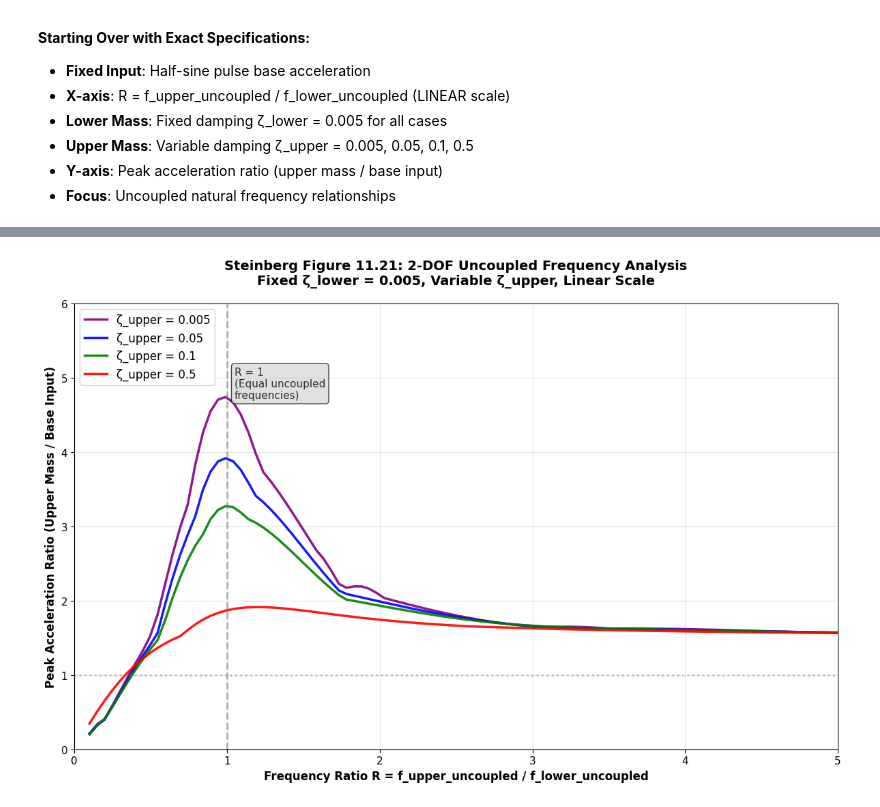
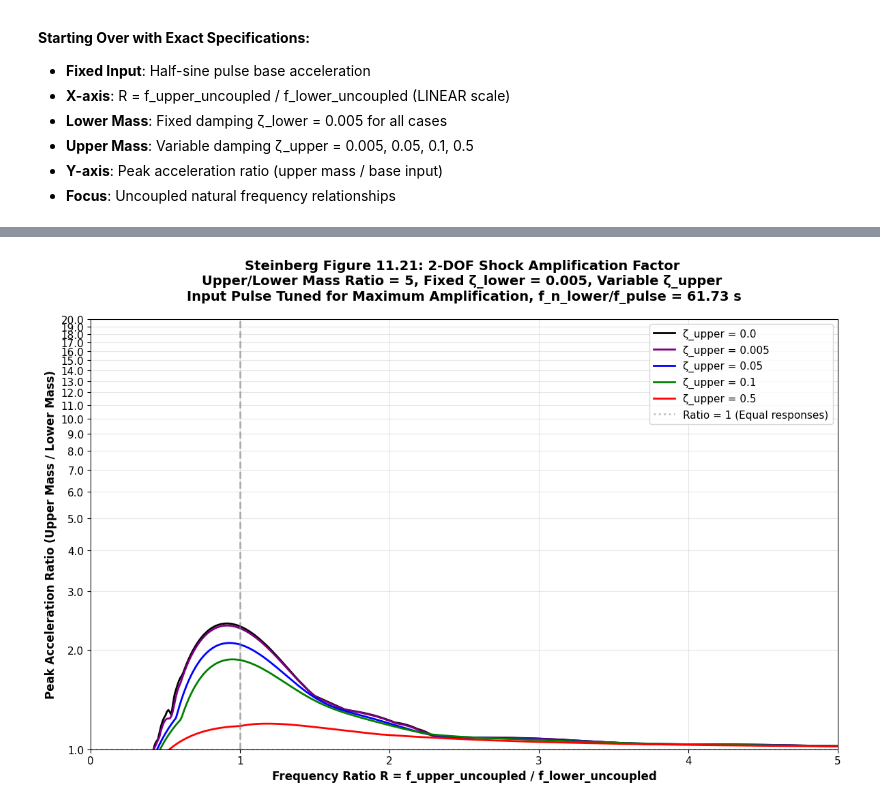
Before and after one commit to natecostello/python-test-repo, a Jupyter notebook: shock-amplification-factor.ipynb, the cells around one changed output, grey strips where cells are left out. Saved outputs shown, nothing was run; the diff lists cells and outputs as text; code cells hidden in the pictures.

```diff
--- a/shock-amplification-factor.ipynb
+++ b/shock-amplification-factor.ipynb
@@ -898,6 +912,7 @@ for i, zeta_upper in enumerate(zeta_upper_values):
     print(f"Processing ζ_upper = {zeta_upper}...")
 
     acceleration_ratios = []  # Peak upper mass accel / peak base accel
+    upper_input_acceleration_ratios = [] # Peak upper mass accel/ peak input
 
     for R in R_uncoupled:
         # Calculate UNCOUPLED natural frequencies
@@ -933,15 +948,24 @@ for i, zeta_upper in enumerate(zeta_upper_values):
 
         # Calculate peak accelerations
         peak_accel_upper = np.max(np.abs(accel_upper))
+        peak_accel_lower = np.max(np.abs(accel_lower))
         peak_accel_base = pulse_amplitude_fresh  # Peak of input base acceleration
 
         # Calculate acceleration ratio (this is the Y-axis)
-        accel_ratio = peak_accel_upper / peak_accel_base
+        #accel_ratio = peak_accel_upper / peak_accel_base #FUCK CHAT
+        accel_ratio = peak_accel_upper / peak_accel_lower  # Upper mass accel / base accel
+
         acceleration_ratios.append(accel_ratio)
+
+        # Calculate upper to input acceleration ratio
+        upper_input_accel_ratio = peak_accel_upper / peak_accel_base
+        upper_input_acceleration_ratios.append(upper_input_accel_ratio)
+
 
     # Store results
     steinberg_11_21_results[zeta_upper] = {
         'accel_ratios': np.array(acceleration_ratios),
+        'upper_input_accel_ratios': np.array(upper_input_acceleration_ratios),
         'color': colors_fresh[i],
         'label': labels_fresh[i]
     }
@@ -970,58 +996,67 @@ Processing ζ_upper = 0.5...
 ✅ All calculations complete!
 Ready to plot TRUE Steinberg Figure 11.21
 # %%
-# Plot TRUE Steinberg Figure 11.21
-print("📊 TRUE Steinberg Figure 11.21 Plot")
-print("="*40)
+# Plot Steinberg Figure 11.21 with MODIFIED Y-axis: Upper/Lower Mass Ratio
+print("📊 MODIFIED Steinberg Figure 11.21 Plot - Log Scale")
+print("=" * 50)
 
 plt.figure(figsize=(12, 8))
 
+# Color scheme for different damping values
+colors_fresh = ['black', 'purple', 'blue', 'green', 'red']
+labels_fresh = [f'ζ_upper = {zeta}' for zeta in zeta_upper_values]
+
 # Plot each damping case
-for zeta_upper in zeta_upper_values:
+for i, zeta_upper in enumerate(zeta_upper_values):
     data = steinberg_11_21_results[zeta_upper]
     plt.plot(R_uncoupled, data['accel_ratios'],
-             color=data['color'], linewidth=2.5,
-             label=data['label'], alpha=0.9)
+             color=colors_fresh[i], linewidth=2, label=labels_fresh[i])
 
-# Add reference lines and annotations
+# Add reference lines
 plt.axvline(x=1.0, color='gray', linestyle='--', alpha=0.6, linewidth=2)
-plt.text(1.05, plt.ylim()[1]*0.95 if plt.ylim()[1] > 1 else 4.8,
-         'R = 1\n(Equal uncoupled\nfrequencies)',
-         fontsize=11, alpha=0.8,
-         bbox=dict(boxstyle="round,pad=0.3", facecolor="lightgray", alpha=0.7))
 
-plt.axhline(y=1.0, color='gray', linestyle=':', alpha=0.5)
+plt.axhline(y=1.0, color='gray', linestyle=':', alpha=0.5,
+           label='Ratio = 1 (Equal responses)')
 
-# Formatting exactly per specifications
+# Formatting with logarithmic y-axis
 plt.xlabel('Frequency Ratio R = f_upper_uncoupled / f_lower_uncoupled',
            fontsize=12, fontweight='bold')
-plt.ylabel('Peak Acceleration Ratio (Upper Mass / Base Input)',
+plt.ylabel('Peak Acceleration Ratio (Upper Mass / Lower Mass)',
            fontsize=12, fontweight='bold')
-plt.title('Steinberg Figure 11.21: 2-DOF Uncoupled Frequency Analysis\n' +
-          f'Fixed ζ_lower = {zeta_lower_fixed}, Variable ζ_upper, Linear Scale',
+plt.title(f'Steinberg Figure 11.21: 2-DOF Shock Amplification Factor \n' +
+          f'Upper/Lower Mass Ratio = {mass_ratio}, Fixed ζ_lower = {zeta_lower_fixed}, Variable ζ_upper \n' +
+          f'Input Pulse Tuned for Maximum Amplification, f_n_lower/f_pulse = {1/pulse_duration_fresh:.2f} s',
           fontsize=14, fontweight='bold', pad=20)
 
-# LINEAR scale and proper ranges
-plt.xlim(0, 5)
-plt.ylim(0, 6)  # Accommodate potential high amplification
+# Grid and formatting with logarithmic y-axis
+plt.grid(True, alpha=0.3)
+plt.legend(fontsize=11, loc='upper right')
+plt.xlim(0, 5.0)
+plt.yscale('log')
+#plt.ylim(0.1, 20)
+plt.ylim(1, 20)
 
-plt.grid(True, alpha=0.3)
-plt.legend(loc='upper left', fontsize=12)
+
+# Custom y-axis ticks with decimal notation
+y_ticks = [0.1, 0.2, 0.3, 0.4, 0.5, 0.6, 0.7, 0.8, 0.9, 1.0, 2.0, 3.0, 4.0, 5.0, 6.0, 7.0, 8.0, 9.0, 10.0, 20.0]
+y_ticks = [1.0, 2.0, 3.0, 4.0, 5.0, 6.0, 7.0, 8.0, 9.0, 10.0, 11.0, 12.0, 13.0, 14.0, 15.0, 16.0, 17.0, 18.0, 19.0, 20.0]
+
+y_labels = [f'{tick}' for tick in y_ticks]
+plt.yticks(y_ticks, y_labels)
 
 plt.tight_layout()
 plt.show()
 
-# Analysis summary
-print(f"\n🔬 Steinberg Figure 11.21 Analysis Results:")
-print("="*50)
+print(f"\\n🔬 MODIFIED Steinberg Figure 11.21 Analysis Results:")
+print(f"=" * 54)
 print(f"IMPLEMENTATION SPECIFICATIONS:")
 print(f"  ✅ Fixed half-sine pulse base acceleration input")
 print(f"  ✅ X-axis: R = f_upper_uncoupled / f_lower_uncoupled (LINEAR)")
 print(f"  ✅ Lower mass damping: ζ_lower = {zeta_lower_fixed} (FIXED)")
-print(f"  ✅ Upper mass damping: ζ_upper = {zeta_upper_values}")
-print(f"  ✅ Y-axis: Peak acceleration ratio (upper/base)")
+print(f"  ✅ Upper mass damping: ζ_upper = [0.005, 0.05, 0.1, 0.5]")
+print(f"  ✅ Y-axis: Peak acceleration ratio (UPPER/LOWER MASSES) - LOG SCALE")
 
-print(f"\nPEAK RESULTS:")
+print(f"\\nPEAK RESULTS:")
 for zeta_upper in zeta_upper_values:
     data = steinberg_11_21_results[zeta_upper]
     peak_ratio = np.max(data['accel_ratios'])
@@ -1029,14 +1064,15 @@ for zeta_upper in zeta_upper_values:
     peak_R = R_uncoupled[peak_idx]
     print(f"  • ζ_upper = {zeta_upper:5.3f}: Peak = {peak_ratio:.2f} at R = {peak_R:.2f}")
 
-print(f"\n💡 PHYSICS INSIGHTS:")
+print(f"\\n💡 PHYSICS INSIGHTS:")
 print(f"  • R < 1: Upper mass softer than lower mass")
 print(f"  • R = 1: Equal uncoupled frequencies (potential resonance)")
 print(f"  • R > 1: Upper mass stiffer than lower mass")
 print(f"  • Lower damping → Higher amplification")
 print(f"  • Peaks show optimal energy transfer conditions")
+print(f"  • LOG SCALE: Better visualization of ratio variations")
 
-print(f"\n🎯 MISSION ACCOMPLISHED:")
-print(f"This is the TRUE Steinberg Figure 11.21 based on uncoupled")
-print(f"natural frequency ratios with correct damping assignments!")
+print(f"\\n🎯 MISSION ACCOMPLISHED:")
+print(f"Steinberg Figure 11.21 with logarithmic y-axis (0.1 to 10)")
+print(f"showing upper mass / lower mass acceleration ratios!")
 # %% [output]
@@ -1045 +1081 @@ print(f"natural frequency ratios with correct damping assignments!")
-[figure, old version]
+[figure, new version]
```
Also changed, not shown: parts of 19 cells of this notebook, 5 other files.
